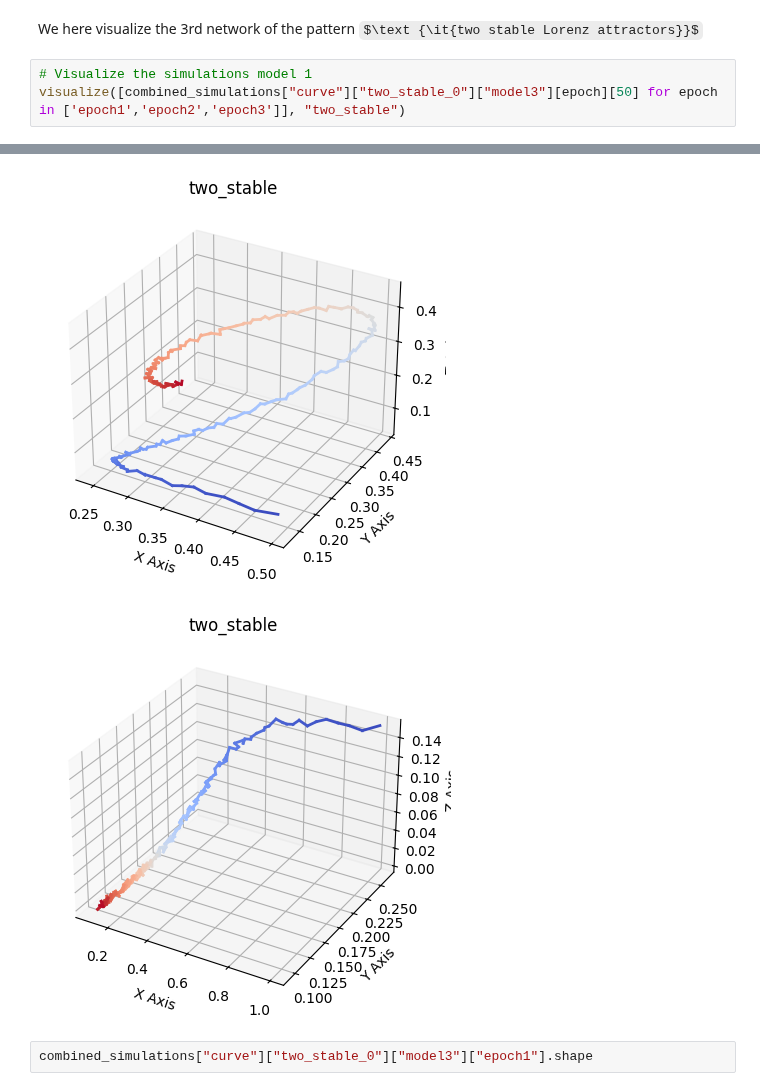
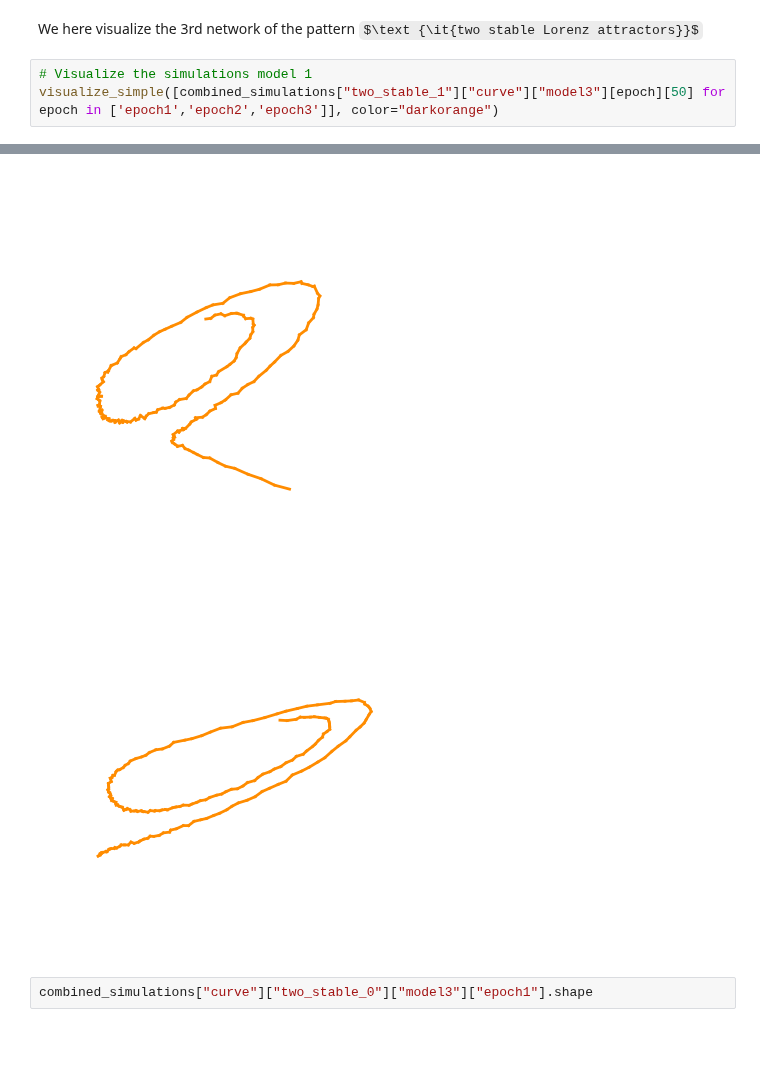
Before and after one commit to qglht/RepAL, a Jupyter notebook: notebooks/dsa_epochs.ipynb, the cells around one changed output, grey strips where cells are left out. Cells and saved outputs as stored; diff of their text form; some formulas as TeX source; blank space fills up the shorter version.

```diff
--- a/notebooks/dsa_epochs.ipynb
+++ b/notebooks/dsa_epochs.ipynb
@@ -115,5 +118,5 @@ for pattern1 in combined_simulations:
 We here visualize the 3rd network of the pattern $\text {\it{two stable Lorenz attractors}}$
 # %%
 # Visualize the simulations model 1
-visualize([combined_simulations["curve"]["two_stable_0"]["model3"][epoch][50] for epoch in ['epoch1','epoch2','epoch3']], "two_stable")
+visualize_simple([combined_simulations["two_stable_1"]["curve"]["model3"][epoch][50] for epoch in ['epoch1','epoch2','epoch3']], color="darkorange")
 # %% [output]
@@ -121,5 +124,5 @@ visualize([combined_simulations["curve"]["two_stable_0"]["model3"][epoch][50] fo
-[figure, old version]
+[figure, new version]
-[figure, old version]
+[figure, new version]
 # %%
 combined_simulations["curve"]["two_stable_0"]["model3"]["epoch1"].shape
 # %% [output]
```
Also changed, not shown: parts of 9 cells of this notebook, 10 other files.
